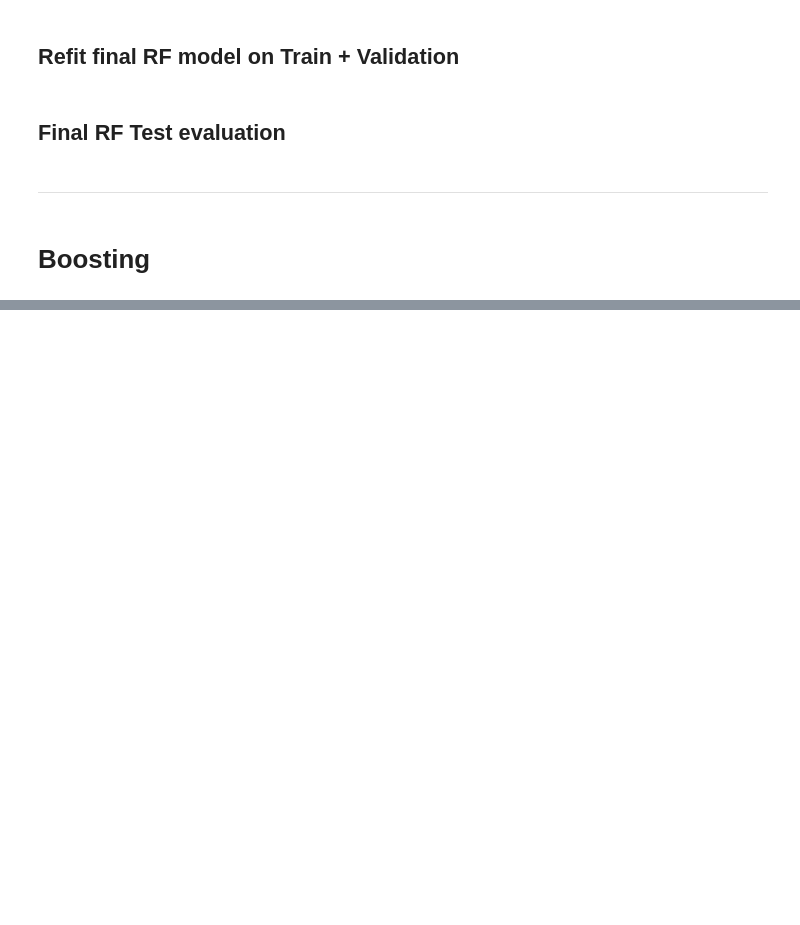
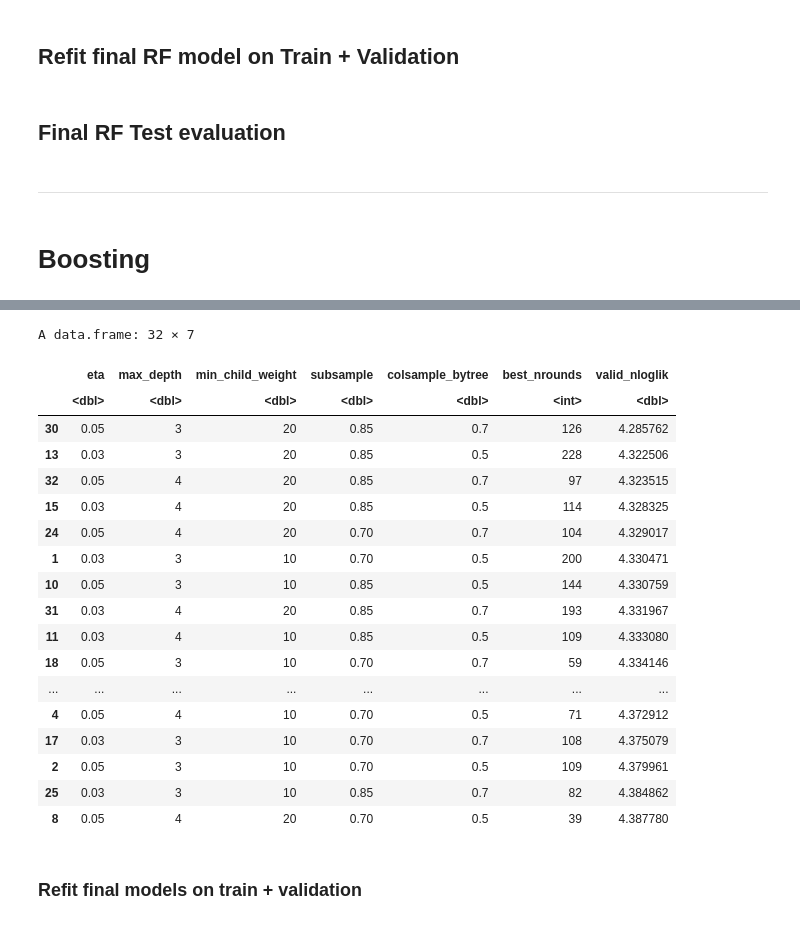
Before and after one commit to harrisdurrani/data_mining_project, a Jupyter notebook: Ensemble Tree Methods (R code).ipynb, the cells around one changed output, grey strips where cells are left out. Cells and saved outputs as stored; diff of their text form; code cells hidden in the pictures; blank space fills up the shorter version.

```diff
--- a/Ensemble Tree Methods (R code).ipynb
+++ b/Ensemble Tree Methods (R code).ipynb
@@ -1170,0 +1368,25 @@ dfc_xgb_top3 <- dfc_xgb_train_results[1:3, ]
+# %%
+dfc_xgb_valid_results <- dfc_xgb_valid_results[order(dfc_xgb_valid_results$valid_nloglik), ]
+dfc_xgb_valid_results
+# %% [output]
+A data.frame: 32 × 7
+|  | eta | max_depth | min_child_weight | subsample | colsample_bytree | best_nrounds | valid_nloglik |
+|  | <dbl> | <dbl> | <dbl> | <dbl> | <dbl> | <int> | <dbl> |
+| 30 | 0.05 | 3 | 20 | 0.85 | 0.7 | 126 | 4.285762 |
+| 13 | 0.03 | 3 | 20 | 0.85 | 0.5 | 228 | 4.322506 |
+| 32 | 0.05 | 4 | 20 | 0.85 | 0.7 | 97 | 4.323515 |
+| 15 | 0.03 | 4 | 20 | 0.85 | 0.5 | 114 | 4.328325 |
+| 24 | 0.05 | 4 | 20 | 0.70 | 0.7 | 104 | 4.329017 |
+| 1 | 0.03 | 3 | 10 | 0.70 | 0.5 | 200 | 4.330471 |
+| 10 | 0.05 | 3 | 10 | 0.85 | 0.5 | 144 | 4.330759 |
+| 31 | 0.03 | 4 | 20 | 0.85 | 0.7 | 193 | 4.331967 |
+| 11 | 0.03 | 4 | 10 | 0.85 | 0.5 | 109 | 4.333080 |
+| 18 | 0.05 | 3 | 10 | 0.70 | 0.7 | 59 | 4.334146 |
+| ... | ... | ... | ... | ... | ... | ... | ... |
+| 4 | 0.05 | 4 | 10 | 0.70 | 0.5 | 71 | 4.372912 |
+| 17 | 0.03 | 3 | 10 | 0.70 | 0.7 | 108 | 4.375079 |
+| 2 | 0.05 | 3 | 10 | 0.70 | 0.5 | 109 | 4.379961 |
+| 25 | 0.03 | 3 | 10 | 0.85 | 0.7 | 82 | 4.384862 |
+| 8 | 0.05 | 4 | 20 | 0.70 | 0.5 | 39 | 4.387780 |
+# %% [markdown]
+### Refit final models on train + validation
```
Also changed, not shown: parts of 44 cells of this notebook.
